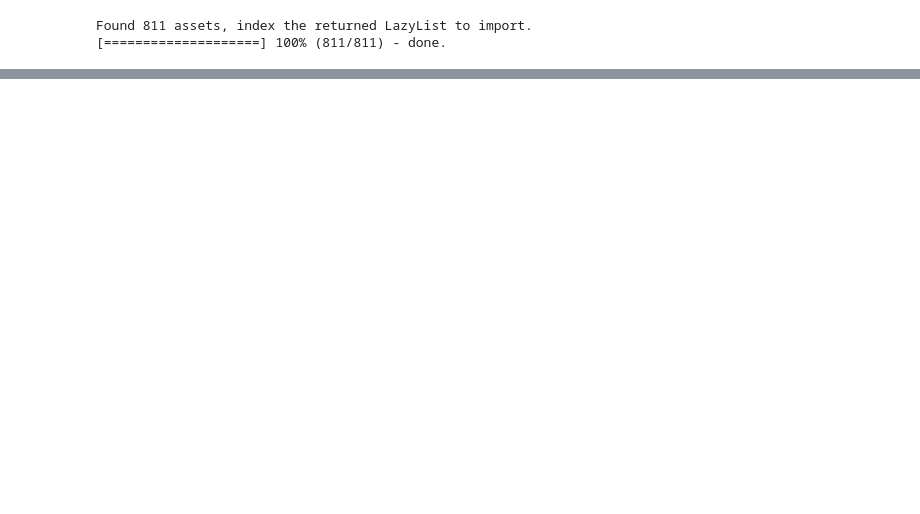
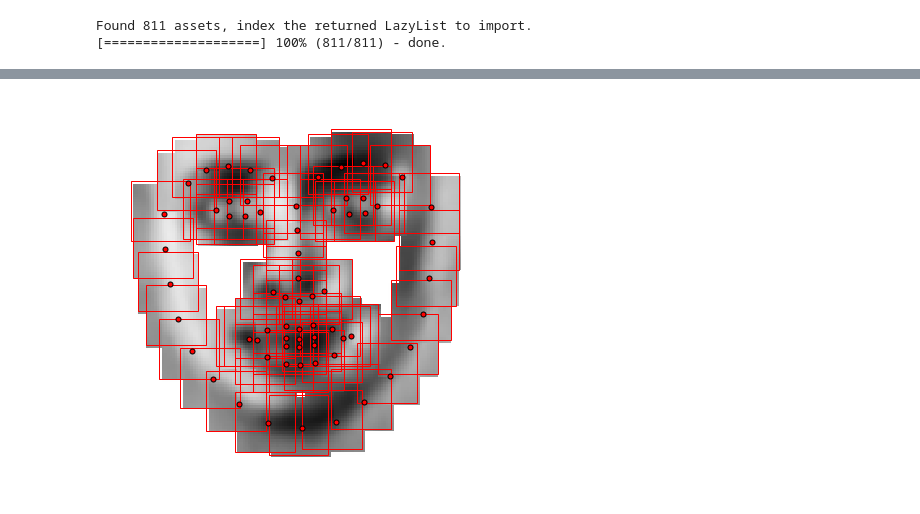
Before and after one commit to rsln-s/tensorfaces, a Jupyter notebook: aam/aam_tutorial.ipynb, the cells around one changed output, grey strips where cells are left out. Saved outputs shown, nothing was run; the diff lists cells and outputs as text; code cells hidden in the pictures; blank space fills up the shorter version.

Commit message:
example of working aam model for a face

```diff
--- a/aam/aam_tutorial.ipynb
+++ b/aam/aam_tutorial.ipynb
@@ -66,0 +68,4 @@ patch_aam = PatchAAM(training_images, group='PTS', patch_shape=[(15, 15), (23, 2
+# %%
+patch_aam.view_appearance_models_widget()
+# %% [output]
+[figure, added]
```
Also changed, not shown: parts of 20 cells of this notebook.
